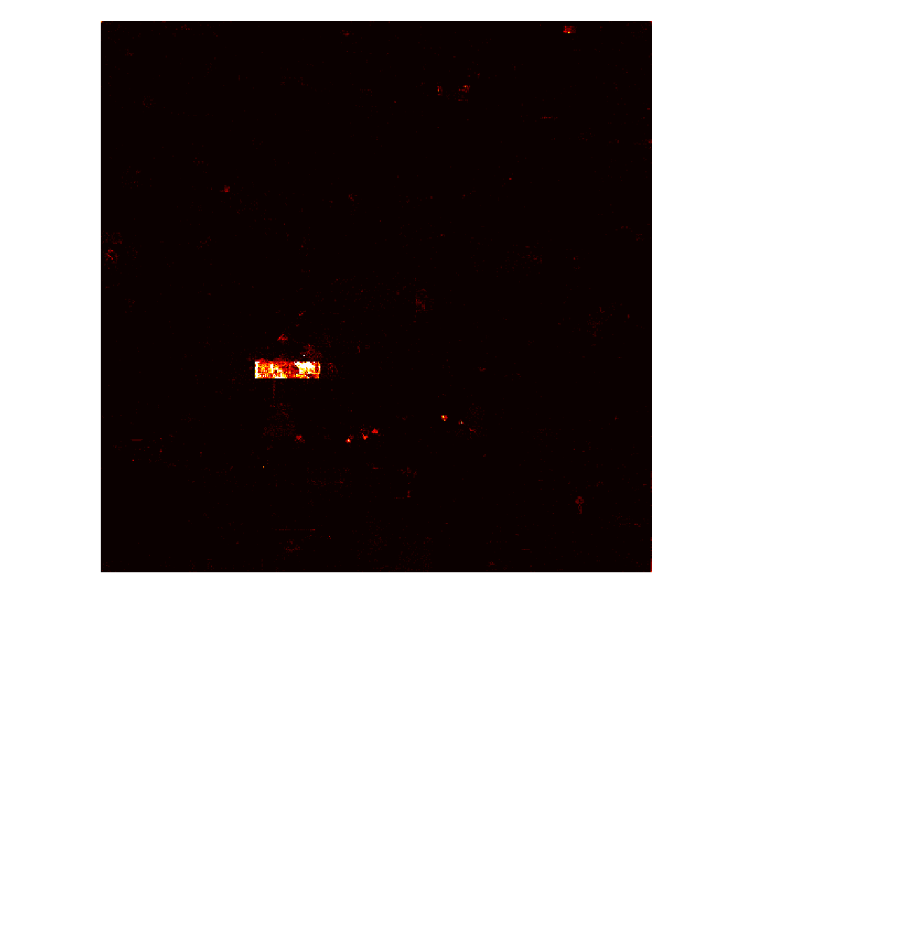
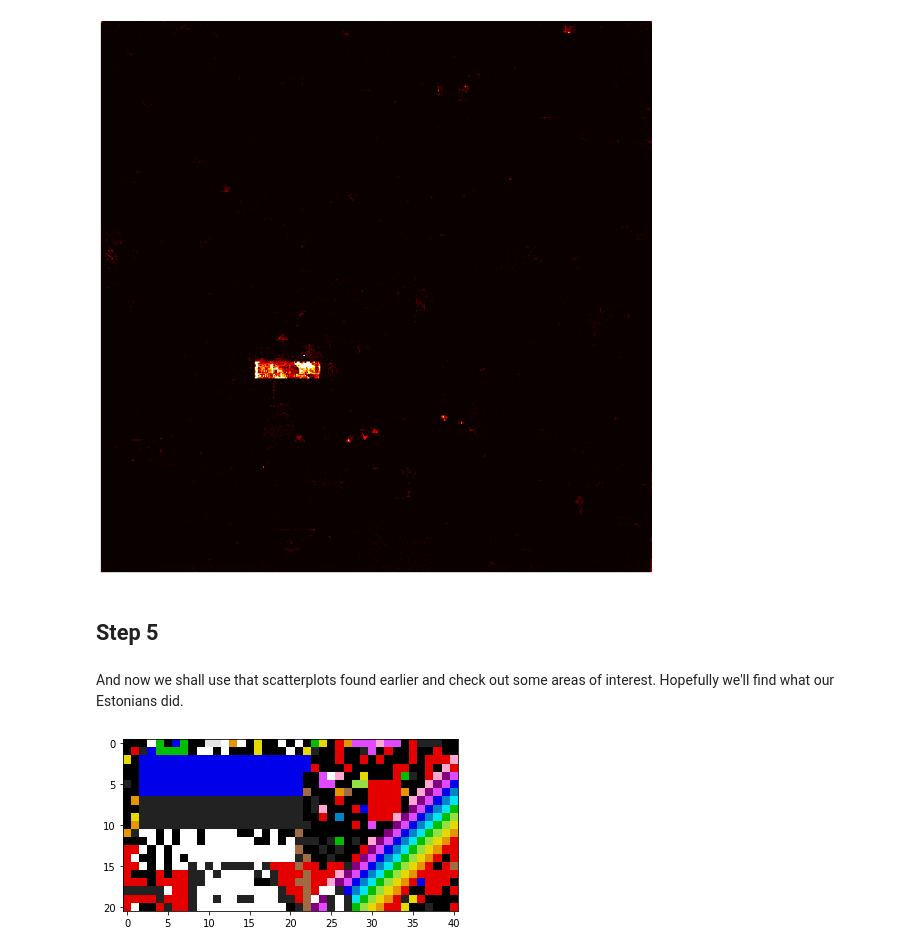
Before and after one commit to TanelMarran/dataplace, a Jupyter notebook: Main.ipynb, the cells around one changed output. Saved outputs shown, nothing was run; the diff lists cells and outputs as text; code cells hidden in the pictures; blank space fills up the shorter version.

```diff
--- a/Main.ipynb
+++ b/Main.ipynb
@@ -311,3 +306,13 @@ plt.axis('off')
 plt.show()
 # %% [output]
 [figure]
+# %% [markdown]
+## Step 5 ##
+# %% [markdown]
+And now we shall use that scatterplots found earlier and check out some areas of interest. Hopefully we'll find what our Estonians did.
+# %%
+img = canvas_region(839,6,839+40,6+20,0.4)
+plt.figure()
+imgplot = plt.imshow(img)
+# %% [output]
+[figure, added]
```
Also changed, not shown: parts of 44 cells of this notebook.
